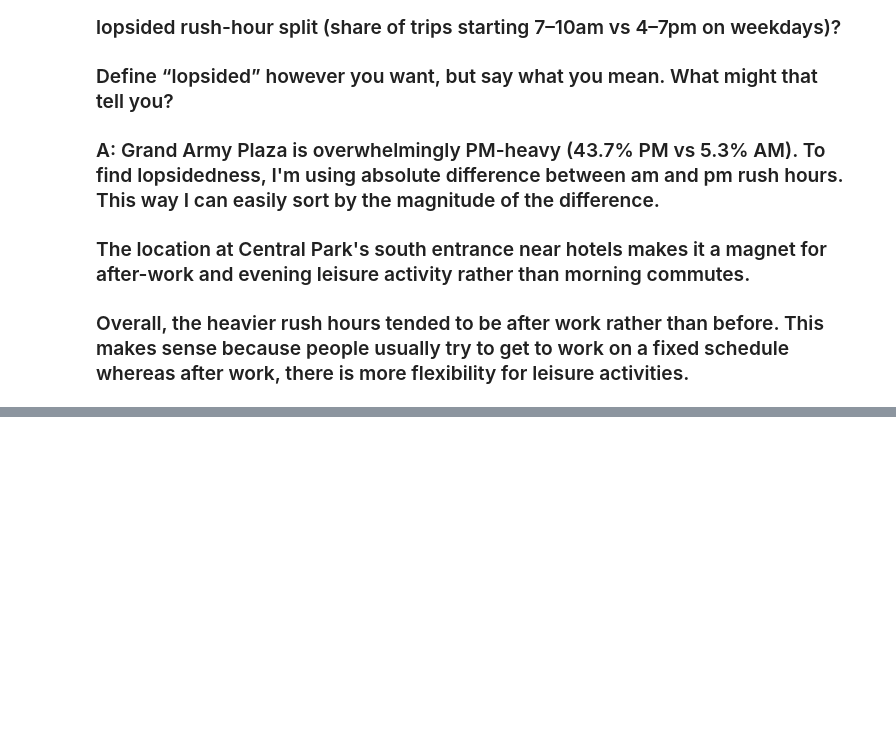
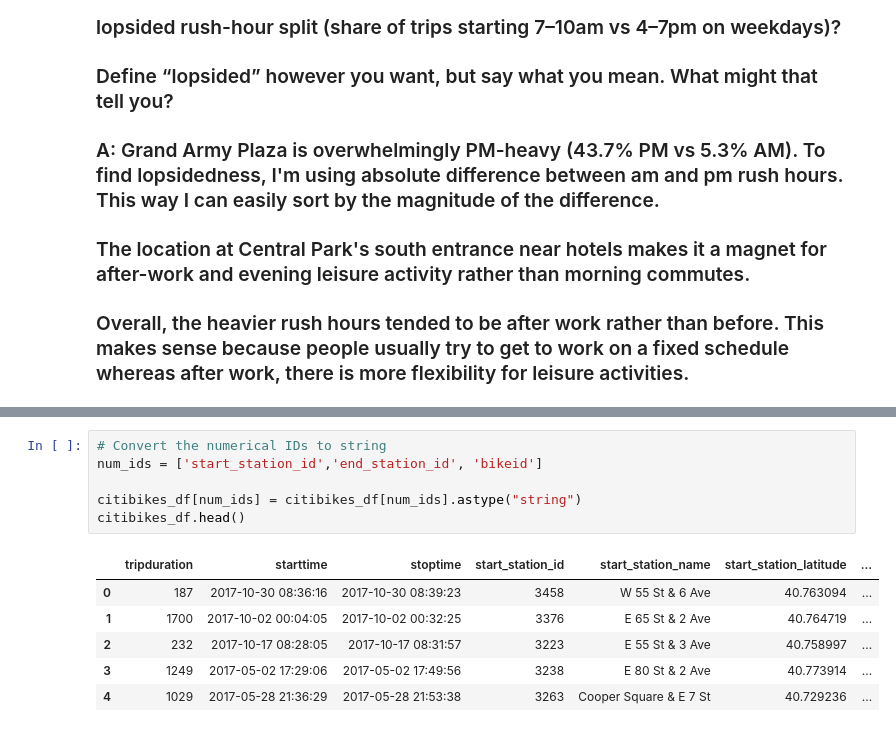
Before and after one commit to bpw1009/wand-takehome, a Jupyter notebook: citibike_questions.ipynb, the cells around one changed output, grey strips where cells are left out. Drawn from its saved outputs; the diff is of its cells as text; blank space fills up the shorter version.

```diff
--- a/citibike_questions.ipynb
+++ b/citibike_questions.ipynb
@@ -178,0 +221,13 @@ am_pm_df.style.format({'am_rush_hr': '{:.1%}', 'pm_rush_hr': '{:.1%}','pctg_poin
+# %%
+# Convert the numerical IDs to string
+num_ids = ['start_station_id','end_station_id', 'bikeid']
+
+citibikes_df[num_ids] = citibikes_df[num_ids].astype("string")
+citibikes_df.head()
+# %% [output]
+|  | tripduration | starttime | stoptime | start_station_id | start_station_name | start_station_latitude | ... |
+| 0 | 187 | 2017-10-30 08:36:16 | 2017-10-30 08:39:23 | 3458 | W 55 St & 6 Ave | 40.763094 | ... |
+| 1 | 1700 | 2017-10-02 00:04:05 | 2017-10-02 00:32:25 | 3376 | E 65 St & 2 Ave | 40.764719 | ... |
+| 2 | 232 | 2017-10-17 08:28:05 | 2017-10-17 08:31:57 | 3223 | E 55 St & 3 Ave | 40.758997 | ... |
+| 3 | 1249 | 2017-05-02 17:29:06 | 2017-05-02 17:49:56 | 3238 | E 80 St & 2 Ave | 40.773914 | ... |
+| 4 | 1029 | 2017-05-28 21:36:29 | 2017-05-28 21:53:38 | 3263 | Cooper Square & E 7 St | 40.729236 | ... |
```
Also changed, not shown: parts of 13 cells of this notebook.
